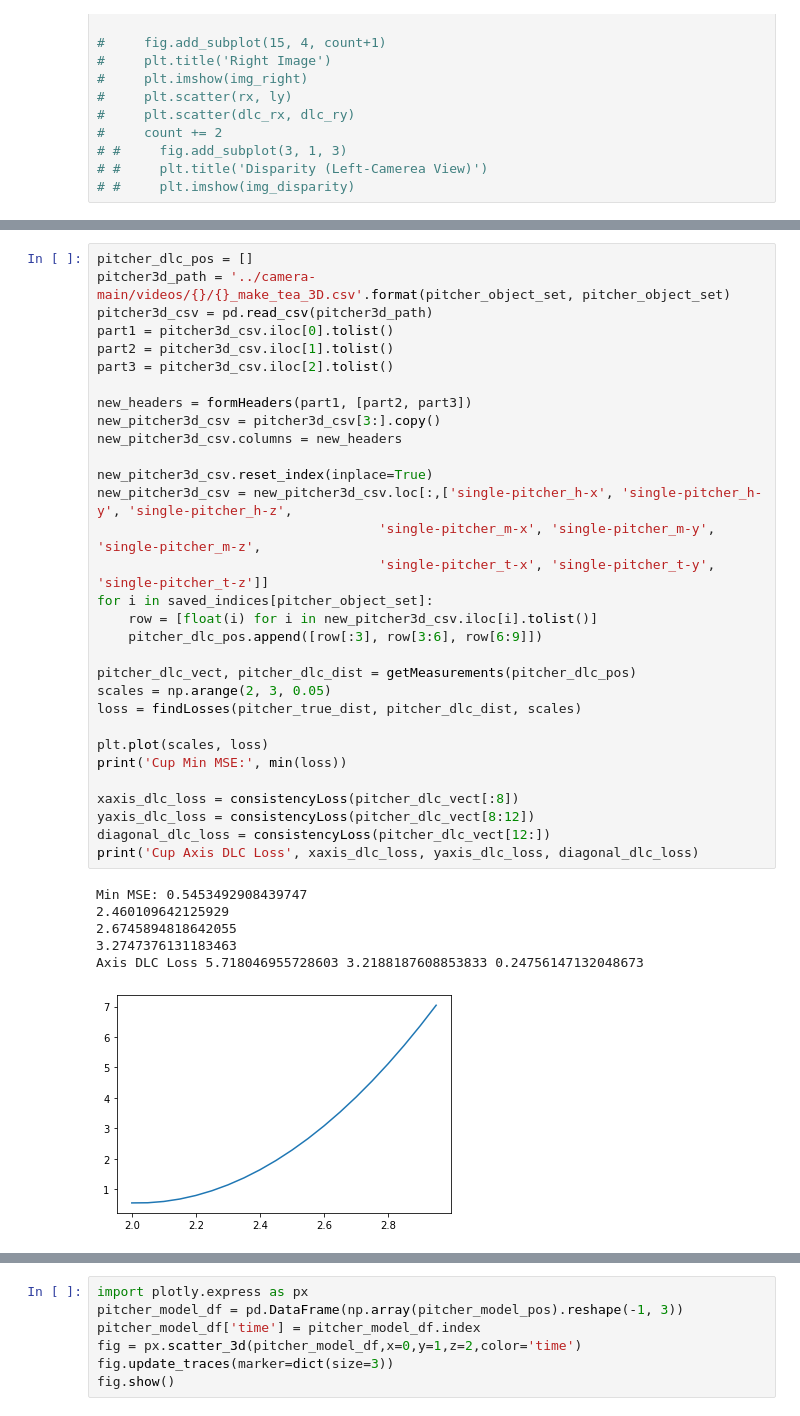
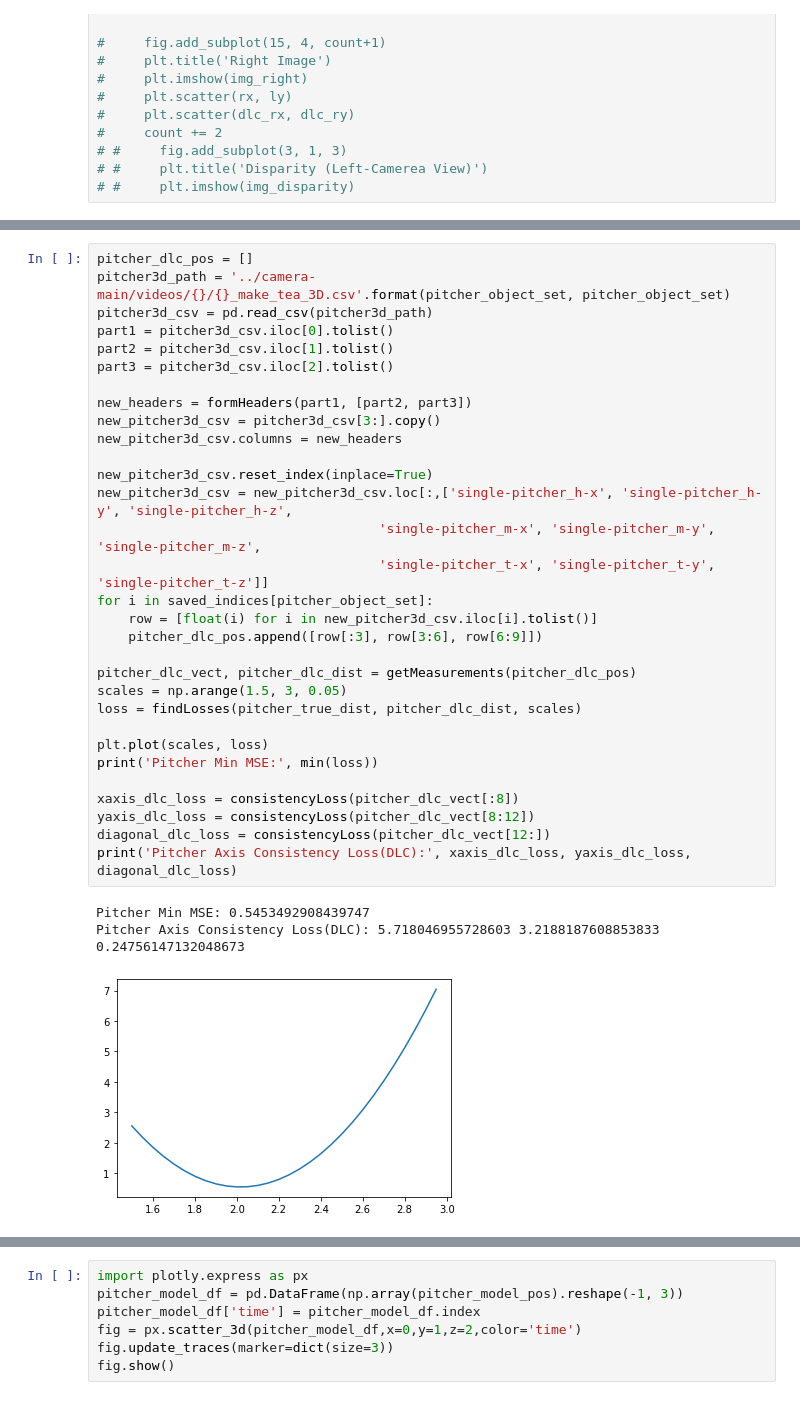
Before and after one commit to x35yao/make_tea, a Jupyter notebook: LEAstereo/depth2camera3D.ipynb, the cells around one changed output, grey strips where cells are left out. Saved outputs shown, nothing was run; the diff lists cells and outputs as text.

```diff
--- a/LEAstereo/depth2camera3D.ipynb
+++ b/LEAstereo/depth2camera3D.ipynb
@@ -330,38 +319,35 @@ Cup Axis Model Loss 2.600072051342743 2.677291002834216 0.013300231177541158
 # %%
 pitcher_dlc_pos = []
 pitcher3d_path = '../camera-main/videos/{}/{}_make_tea_3D.csv'.format(pitcher_object_set, pitcher_object_set)
 pitcher3d_csv = pd.read_csv(pitcher3d_path)
 part1 = pitcher3d_csv.iloc[0].tolist()
 part2 = pitcher3d_csv.iloc[1].tolist()
 part3 = pitcher3d_csv.iloc[2].tolist()
 
 new_headers = formHeaders(part1, [part2, part3])
 new_pitcher3d_csv = pitcher3d_csv[3:].copy()
 new_pitcher3d_csv.columns = new_headers
 
 new_pitcher3d_csv.reset_index(inplace=True)
 new_pitcher3d_csv = new_pitcher3d_csv.loc[:,['single-pitcher_h-x', 'single-pitcher_h-y', 'single-pitcher_h-z',
                                     'single-pitcher_m-x', 'single-pitcher_m-y', 'single-pitcher_m-z',
                                     'single-pitcher_t-x', 'single-pitcher_t-y', 'single-pitcher_t-z']]
 for i in saved_indices[pitcher_object_set]:
     row = [float(i) for i in new_pitcher3d_csv.iloc[i].tolist()]
     pitcher_dlc_pos.append([row[:3], row[3:6], row[6:9]])
 
 pitcher_dlc_vect, pitcher_dlc_dist = getMeasurements(pitcher_dlc_pos)
-scales = np.arange(2, 3, 0.05)
+scales = np.arange(1.5, 3, 0.05)
 loss = findLosses(pitcher_true_dist, pitcher_dlc_dist, scales)
 
 plt.plot(scales, loss)
-print('Cup Min MSE:', min(loss))
+print('Pitcher Min MSE:', min(loss))
 
 xaxis_dlc_loss = consistencyLoss(pitcher_dlc_vect[:8])
 yaxis_dlc_loss = consistencyLoss(pitcher_dlc_vect[8:12])
 diagonal_dlc_loss = consistencyLoss(pitcher_dlc_vect[12:])
-print('Cup Axis DLC Loss', xaxis_dlc_loss, yaxis_dlc_loss, diagonal_dlc_loss)
+print('Pitcher Axis Consistency Loss(DLC):', xaxis_dlc_loss, yaxis_dlc_loss, diagonal_dlc_loss)
 # %% [output]
-Min MSE: 0.5453492908439747
-2.460109642125929
-2.6745894818642055
-3.2747376131183463
-Axis DLC Loss 5.718046955728603 3.2188187608853833 0.24756147132048673
+Pitcher Min MSE: 0.5453492908439747
+Pitcher Axis Consistency Loss(DLC): 5.718046955728603 3.2188187608853833 0.24756147132048673
-[figure, old version]
+[figure, new version]
```
Also changed, not shown: parts of 19 cells of this notebook.
